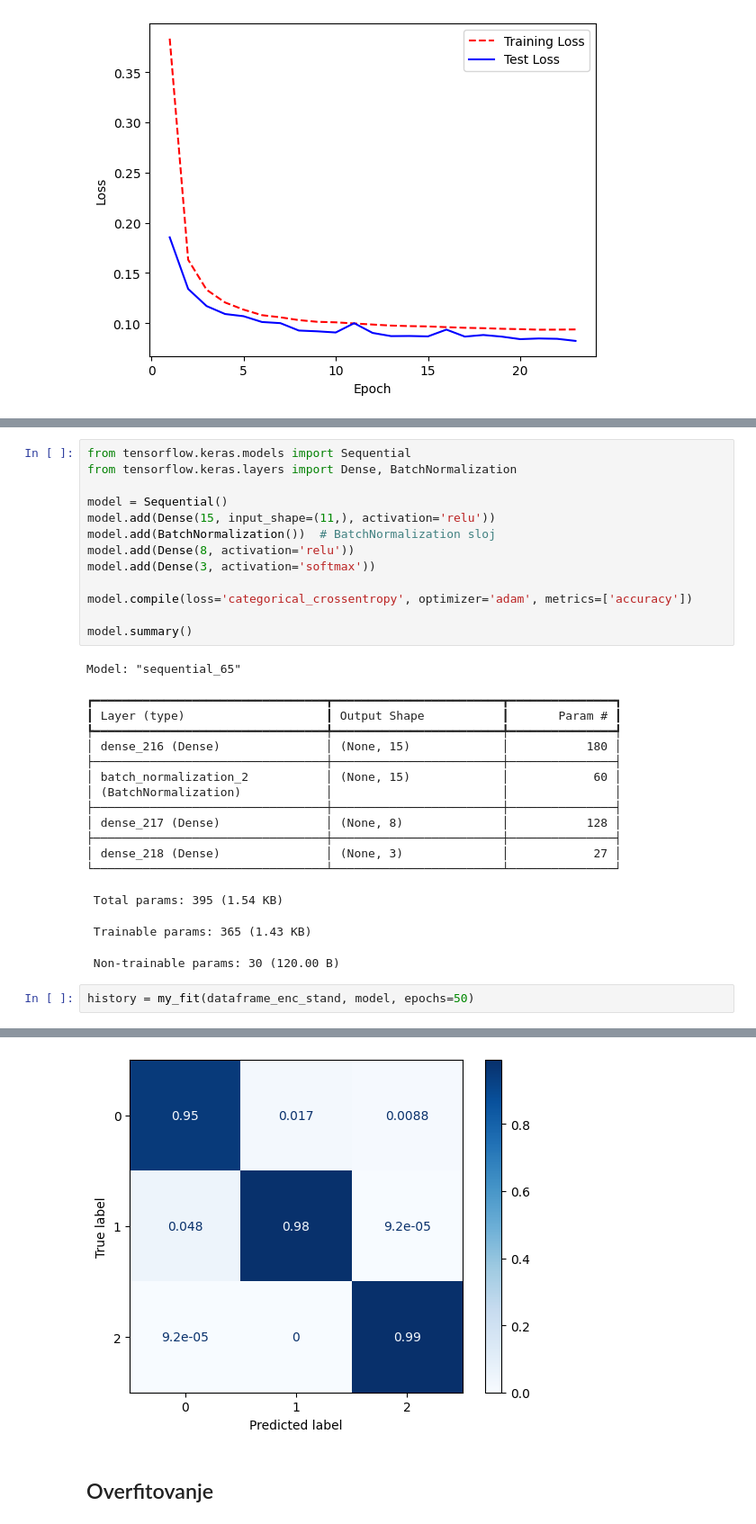
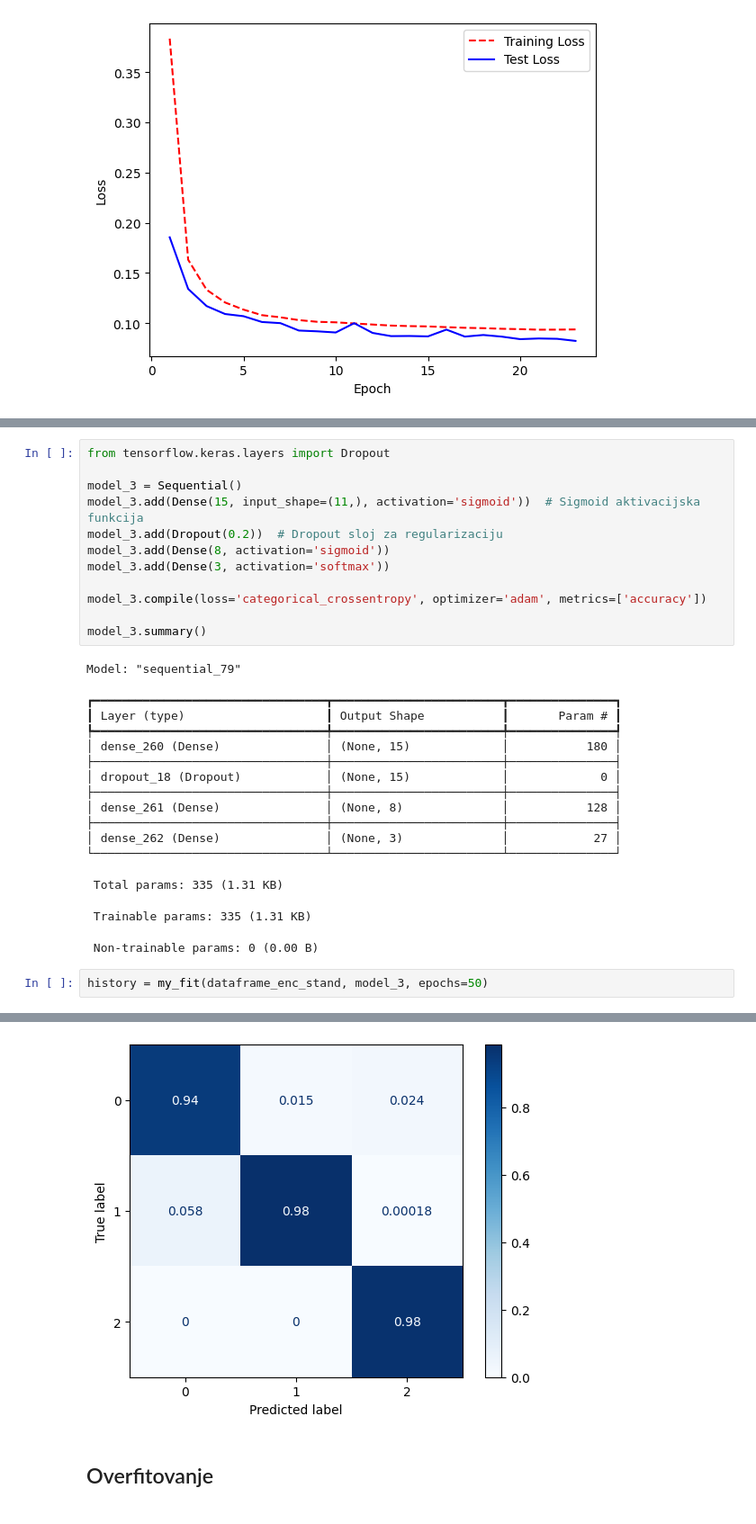
Before and after one commit to TeodoraSekulic/MASINSKO-projekat3, a Jupyter notebook: zvezde/novoP3.ipynb, the cells around one changed output, grey strips where cells are left out. Shown at 90% size. Cells and saved outputs as stored; diff of their text form.

Commit message:
Dodati jos neki nn modeli

```diff
--- a/zvezde/novoP3.ipynb
+++ b/zvezde/novoP3.ipynb
@@ -622,34 +736,32 @@ plot_loss(history)
 # %%
-from tensorflow.keras.models import Sequential
-from tensorflow.keras.layers import Dense, BatchNormalization
+from tensorflow.keras.layers import Dropout
 
-model = Sequential()
-model.add(Dense(15, input_shape=(11,), activation='relu'))
-model.add(BatchNormalization())  # BatchNormalization sloj
-model.add(Dense(8, activation='relu'))
-model.add(Dense(3, activation='softmax'))
+model_3 = Sequential()
+model_3.add(Dense(15, input_shape=(11,), activation='sigmoid'))  # Sigmoid aktivacijska funkcija
+model_3.add(Dropout(0.2))  # Dropout sloj za regularizaciju
+model_3.add(Dense(8, activation='sigmoid'))
+model_3.add(Dense(3, activation='softmax'))
 
-model.compile(loss='categorical_crossentropy', optimizer='adam', metrics=['accuracy'])
+model_3.compile(loss='categorical_crossentropy', optimizer='adam', metrics=['accuracy'])
 
-model.summary()
+model_3.summary()
 # %% [output]
-Model: "sequential_65"
+Model: "sequential_79"
 ┏━━━━━━━━━━━━━━━━━━━━━━━━━━━━━━━━━┳━━━━━━━━━━━━━━━━━━━━━━━━┳━━━━━━━━━━━━━━━┓
 ┃ Layer (type)                    ┃ Output Shape           ┃       Param # ┃
 ┡━━━━━━━━━━━━━━━━━━━━━━━━━━━━━━━━━╇━━━━━━━━━━━━━━━━━━━━━━━━╇━━━━━━━━━━━━━━━┩
-│ dense_216 (Dense)               │ (None, 15)             │           180 │
+│ dense_260 (Dense)               │ (None, 15)             │           180 │
 ├─────────────────────────────────┼────────────────────────┼───────────────┤
-│ batch_normalization_2           │ (None, 15)             │            60 │
-│ (BatchNormalization)            │                        │               │
+│ dropout_18 (Dropout)            │ (None, 15)             │             0 │
 ├─────────────────────────────────┼────────────────────────┼───────────────┤
-│ dense_217 (Dense)               │ (None, 8)              │           128 │
+│ dense_261 (Dense)               │ (None, 8)              │           128 │
 ├─────────────────────────────────┼────────────────────────┼───────────────┤
-│ dense_218 (Dense)               │ (None, 3)              │            27 │
+│ dense_262 (Dense)               │ (None, 3)              │            27 │
 └─────────────────────────────────┴────────────────────────┴───────────────┘
- Total params: 395 (1.54 KB)
+ Total params: 335 (1.31 KB)
- Trainable params: 365 (1.43 KB)
+ Trainable params: 335 (1.31 KB)
- Non-trainable params: 30 (120.00 B)
+ Non-trainable params: 0 (0.00 B)
 # %%
-history = my_fit(dataframe_enc_stand, model, epochs=50)
+history = my_fit(dataframe_enc_stand, model_3, epochs=50)
 # %% [output]
 Epoch 1/50
@@ -672,4 +784,4 @@ Epoch 6/50
-[figure, old version]
+[figure, new version]
 # %% [markdown]
 ## Overfitovanje
 # %%
```
Also changed, not shown: parts of 7 cells of this notebook.
